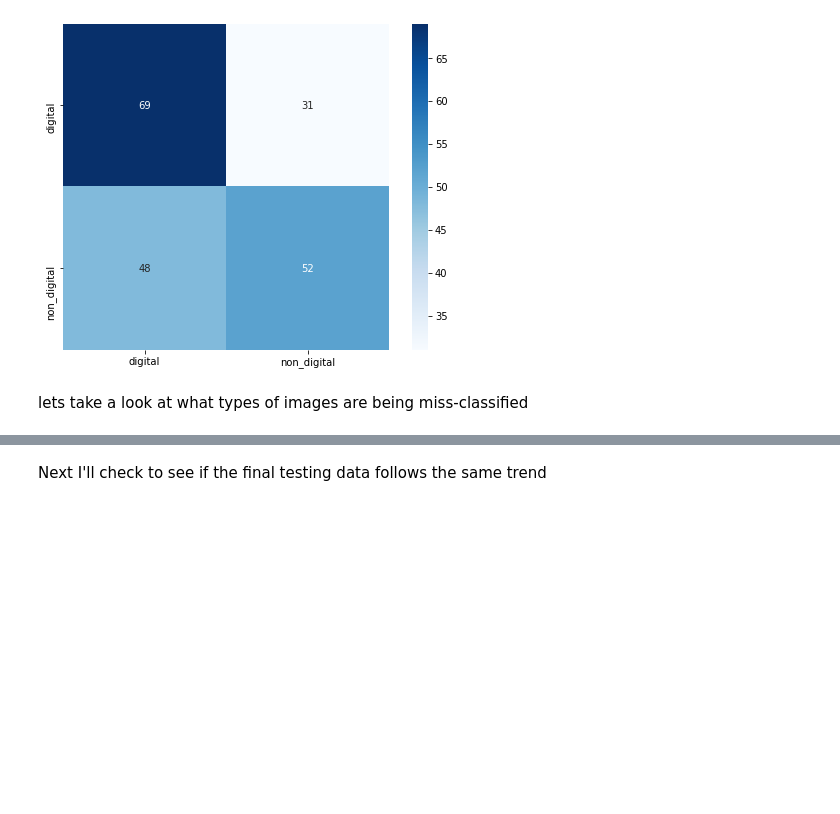
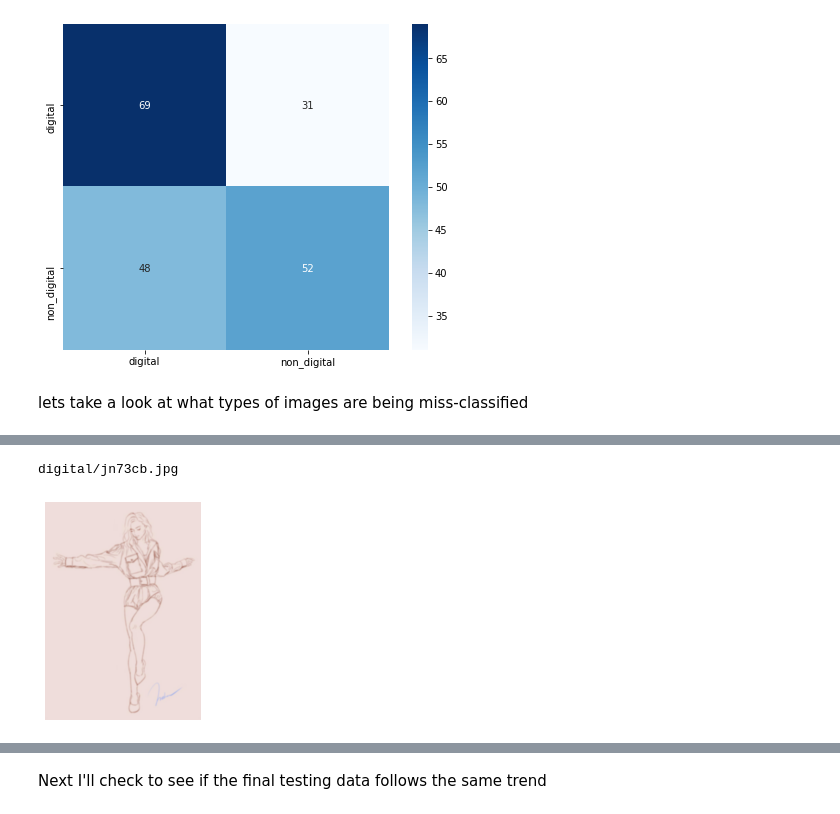
Before and after one commit to MWilliamson96/RedditArtClassifier, a Jupyter notebook: notebooks/report/Final_Report.ipynb, the cells around one changed output, grey strips where cells are left out. Cells and saved outputs as stored; diff of their text form; code cells hidden in the pictures; blank space fills up the shorter version.

```diff
--- a/notebooks/report/Final_Report.ipynb
+++ b/notebooks/report/Final_Report.ipynb
@@ -211,0 +219,10 @@ plt.imshow(img)
+# %%
+item = random.choice(incorrect)
+print(item[0])
+file_path = val_path / item[0]
+img = mpimg.imread(str(file_path))
+plt.axis('off')
+display = plt.imshow(img, interpolation='bicubic')
+# %% [output]
+digital/jn73cb.jpg
+[figure, added]
```
Also changed, not shown: parts of 7 cells of this notebook.
